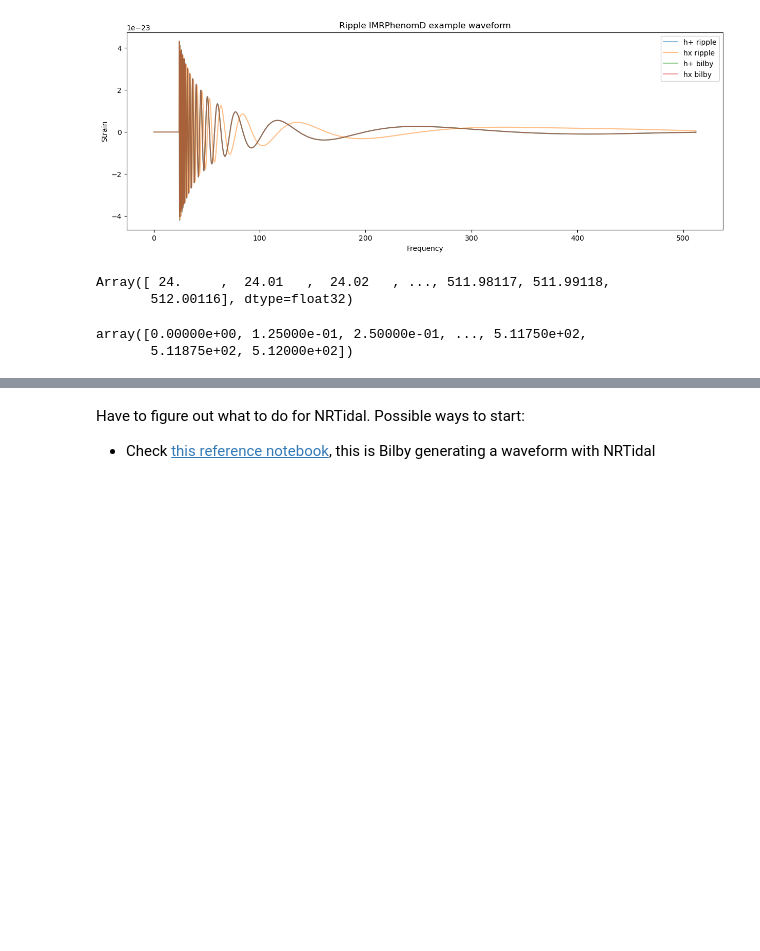
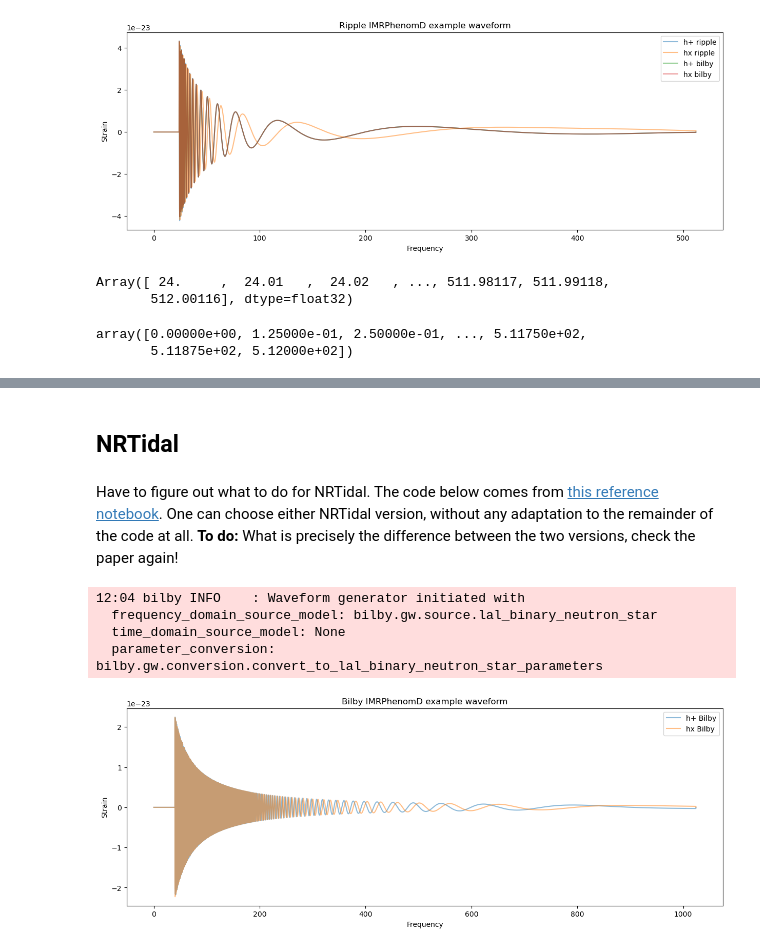
Before and after one commit to ThibeauWouters/GW, a Jupyter notebook: ripple/first_notebook.ipynb, the cells around one changed output, grey strips where cells are left out. Saved outputs shown, nothing was run; the diff lists cells and outputs as text; code cells hidden in the pictures; blank space fills up the shorter version.

```diff
--- a/ripple/first_notebook.ipynb
+++ b/ripple/first_notebook.ipynb
@@ -180,3 +178,66 @@ plt.show()
+# %% [markdown]
+## NRTidal
 # %% [markdown]
-Have to figure out what to do for NRTidal. Possible ways to start:
-- Check [this reference notebook](https://git.ligo.org/lscsoft/bilby/-/blob/master/examples/gw_examples/injection_examples/binary_neutron_star_example.py), this is Bilby generating a waveform with NRTidal
+Have to figure out what to do for NRTidal. The code below comes from [this reference notebook](https://git.ligo.org/lscsoft/bilby/-/blob/master/examples/gw_examples/injection_examples/binary_neutron_star_example.py). One can choose either NRTidal version, without any adaptation to the remainder of the code at all. **To do:** What is precisely the difference between the two versions, check the paper again!
+# %%
+nrtidal_version = "IMRPhenomPv2_NRTidalv2"
+# %%
+injection_parameters = dict(
+    mass_1=1.5,
+    mass_2=1.3,
+    chi_1=0.02,
+    chi_2=0.02,
+    luminosity_distance=50.0,
+    theta_jn=0.4,
+    psi=2.659,
+    phase=1.3,
+    geocent_time=1126259642.413,
+    ra=1.375,
+    dec=-1.2108,
+    lambda_1=545,
+    lambda_2=1346,
+)
+
+# Set the duration and sampling frequency of the data segment that we're going
+# to inject the signal into. For the
+# TaylorF2 waveform, we cut the signal close to the isco frequency
+duration = 32
+sampling_frequency = 2048
+start_time = injection_parameters["geocent_time"] + 2 - duration
+
+# Fixed arguments passed into the source model. The analysis starts at 40 Hz.
+waveform_arguments = dict(
+    waveform_approximant=nrtidal_version,
+    reference_frequency=50.0,
+    minimum_frequency=40.0,
+)
+
+# Create the waveform_generator using a LAL Binary Neutron Star source function
+waveform_generator = bilby.gw.WaveformGenerator(
+    duration=duration,
+    sampling_frequency=sampling_frequency,
+    frequency_domain_source_model=bilby.gw.source.lal_binary_neutron_star,
+    parameter_conversion=bilby.gw.conversion.convert_to_lal_binary_neutron_star_parameters,
+    waveform_arguments=waveform_arguments,
+)
+# %% [output]
+12:04 bilby INFO    : Waveform generator initiated with
+  frequency_domain_source_model: bilby.gw.source.lal_binary_neutron_star
+  time_domain_source_model: None
+  parameter_conversion: bilby.gw.conversion.convert_to_lal_binary_neutron_star_parameters
+# %%
+polas_bilby = waveform_generator.frequency_domain_strain(injection_parameters)
+
+hp_bilby, hc_bilby = polas_bilby['plus'], polas_bilby['cross']
+# %%
+plt.figure(figsize=(15, 5))
+plt.plot(waveform_generator.frequency_array, hp_bilby, label = "h+ Bilby", alpha = 0.5)
+plt.plot(waveform_generator.frequency_array, hc_bilby, label = "hx Bilby", alpha = 0.5)
+
+plt.legend()
+plt.title("Bilby IMRPhenomD example waveform")
+plt.xlabel("Frequency")
+plt.ylabel("Strain")
+plt.show()
+# %% [output]
+[figure, added]
```
Also changed, not shown: parts of 2 cells of this notebook.
